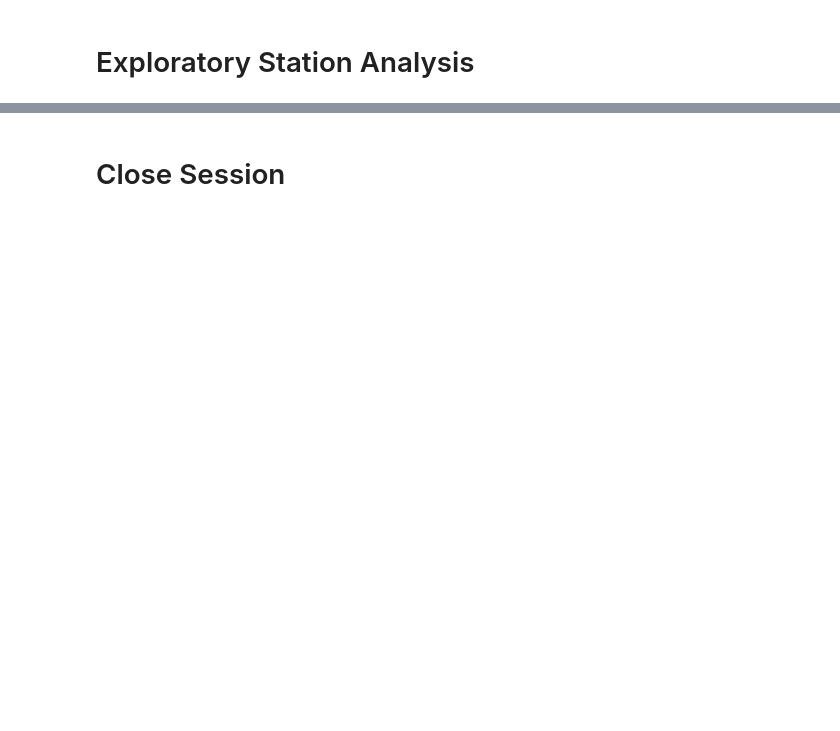
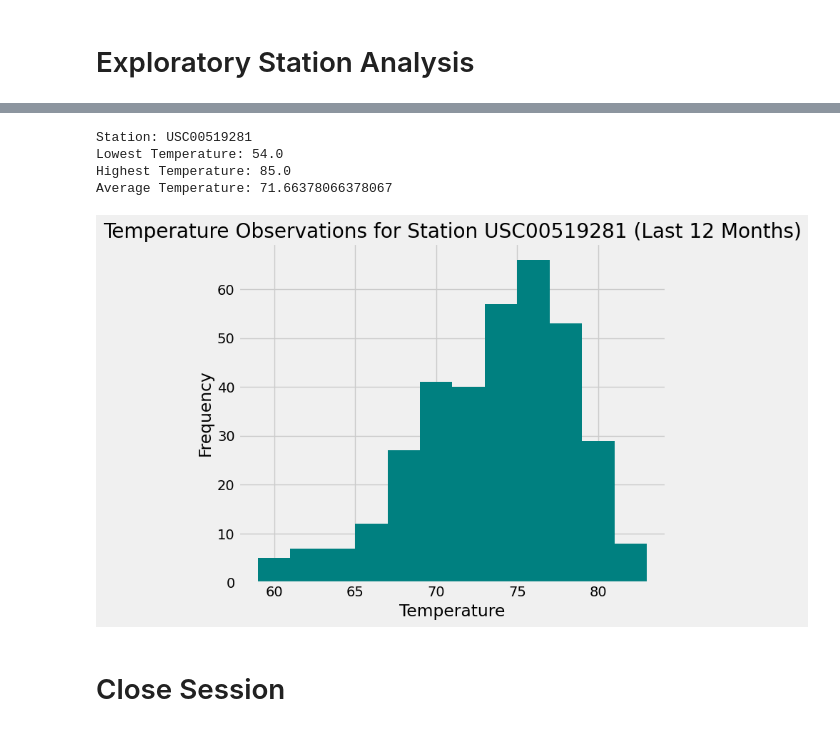
Before and after one commit to arkhanks/sqlalchemy-challenge, a Jupyter notebook: SurfsUp/climate_code.ipynb, the cells around one changed output, grey strips where cells are left out. Drawn from its saved outputs; the diff is of its cells as text; code cells hidden in the pictures; blank space fills up the shorter version.

Commit message:
upload changes on station information

```diff
--- a/SurfsUp/climate_code.ipynb
+++ b/SurfsUp/climate_code.ipynb
@@ -168,3 +156,60 @@ Name: Precipitation, dtype: float64
+# %%
+# Using the most active station id from the previous query, calculate the lowest, highest, and average temperature.
+query_temps = session.query(
+    func.min(Measurement.tobs),
+    func.max(Measurement.tobs),
+    func.avg(Measurement.tobs)
+).filter(Measurement.station == 'USC00519281')
+
+#execute query and fetch the result
+result = query_temps.one()
+
+#Print the results
+min_temp, max_temp, avg_temp = result
+print(f'Station: USC00519281')
+print(f'Lowest Temperature: {min_temp}')
+print(f'Highest Temperature: {max_temp}')
+print(f'Average Temperature: {avg_temp}')
+# %% [output]
+Station: USC00519281
+Lowest Temperature: 54.0
+Highest Temperature: 85.0
+Average Temperature: 71.66378066378067
+# %%
+# Using the most active station id
+# Query the last 12 months of temperature observation data for this station
+id = 'USC00519281'
+recent_date = dt.datetime(2017, 8, 23)
+# twelve_months_tobs = session.query(Measurement.tobs).filter(
+#     Measurement.station == id,
+#     Measurement.date >= one_year_ago.strftime('%Y-%m-%d')
+# )
+
+# Calculate the date 12 months ago from the most recent date
+start_date = recent_date - dt.timedelta(days=365)
+
+# Query to find the last 12 months of 'tobs' for the station 'USC00519281'
+query = session.query(Measurement.tobs).filter(
+    Measurement.station == id,
+    Measurement.date >= start_date.strftime('%Y-%m-%d')
+)
+
+results = query.all()
+
+# Extract tobs values
+tobs_values = [tobs[0] for tobs in results]
+
+# Plot the results as a histogram
+plt.figure(figsize=(7, 6))
+plt.hist(tobs_values, bins = 12, color='teal')
+plt.title(f'Temperature Observations for Station {id} (Last 12 Months)')
+plt.xlabel('Temperature')
+plt.ylabel('Frequency')
+plt.grid(True)
+plt.tight_layout()
+plt.show()
+# %% [output]
+[figure, added]
 # %% [markdown]
 # Close Session
 # %%
```
Also changed, not shown: parts of 7 cells of this notebook.
